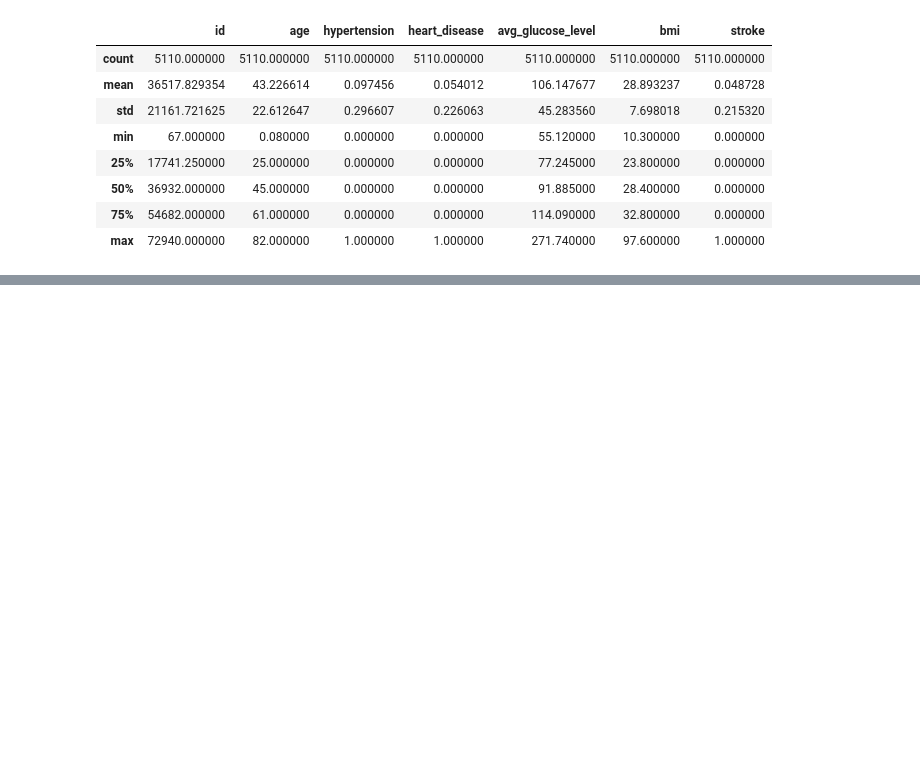
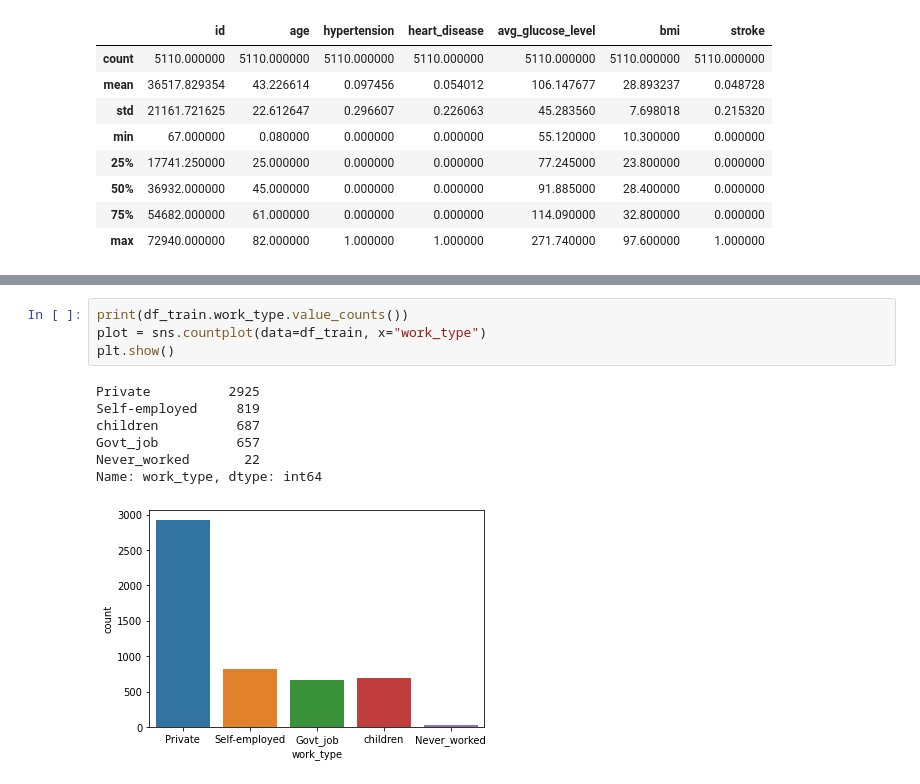
Before and after one commit to hershey99/ML_Assignment2_IT19102610_IT19105376_IT19103532_IT19078410, a Jupyter notebook: stroke_prediction.ipynb, the cells around one changed output, grey strips where cells are left out. Cells and saved outputs as stored; diff of their text form; blank space fills up the shorter version.

```diff
--- a/stroke_prediction.ipynb
+++ b/stroke_prediction.ipynb
@@ -95,0 +124,12 @@ df_train.describe()
+# %%
+print(df_train.work_type.value_counts())
+plot = sns.countplot(data=df_train, x="work_type")
+plt.show()
+# %% [output]
+Private          2925
+Self-employed     819
+children          687
+Govt_job          657
+Never_worked       22
+Name: work_type, dtype: int64
+[figure, added]
```
Also changed, not shown: parts of 6 cells of this notebook.
